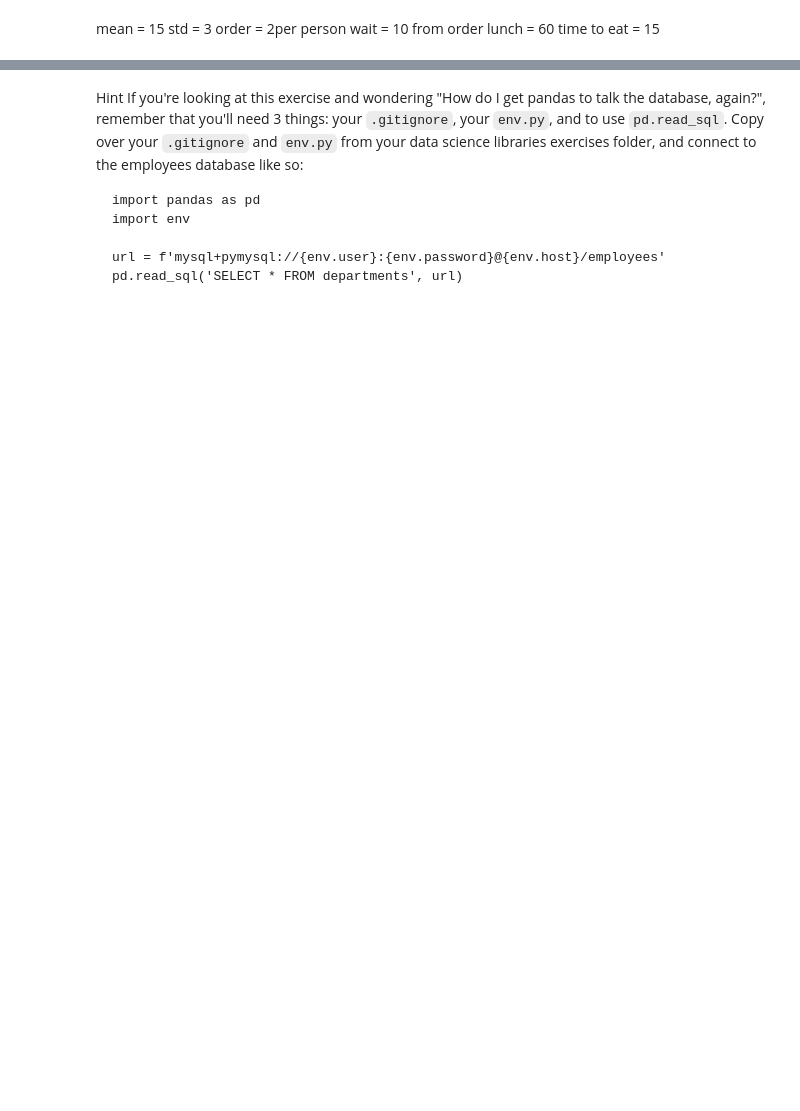
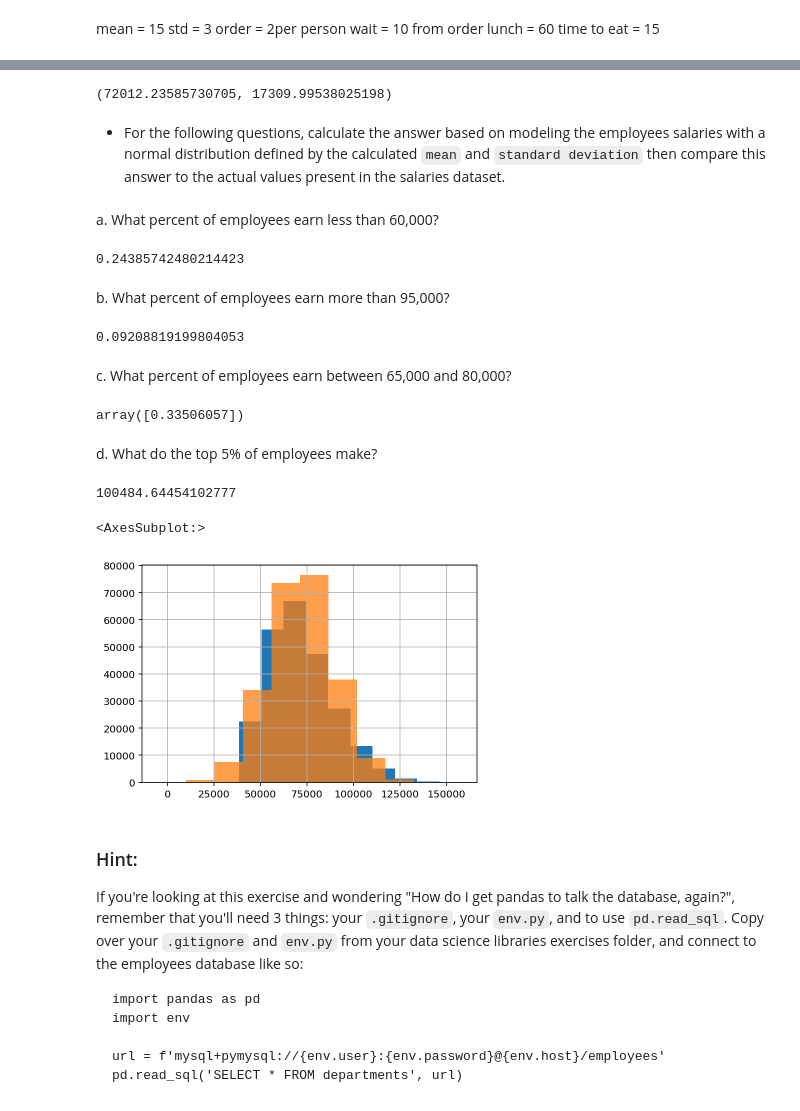
Before and after one commit to QMCBT-JustinEvans/statistics-exercises, a Jupyter notebook: probability_distributions.ipynb, the cells around one changed output, grey strips where cells are left out. Drawn from its saved outputs; the diff is of its cells as text; code cells hidden in the pictures; blank space fills up the shorter version.

````diff
--- a/probability_distributions.ipynb
+++ b/probability_distributions.ipynb
@@ -99,0 +196,5 @@ time to eat = 15
+# %%
+url = get_db_url('employees')
+query = "SELECT * FROM salaries WHERE salaries.to_date > NOW()"
+salaries_df = pd.read_sql(query, url)
+salaries_df.head()
@@ -100,5 +208,46 @@ time to eat = 15
+# %%
+# calculate mean and std
+mean = salaries_df.salary.mean()
+std = salaries_df.salary.std()
+(mean, std)
+# %% [output]
+(72012.23585730705, 17309.99538025198)
+# %% [markdown]
+* For the following questions, calculate the answer based on modeling the employees salaries with a normal distribution defined by the calculated ```mean``` and ```standard deviation``` then compare this answer to the actual values present in the salaries dataset.
+# %% [markdown]
+a. What percent of employees earn less than 60,000?
+# %%
+stats.norm(mean, std).cdf(60000)
+# %% [output]
+0.24385742480214423
+# %% [markdown]
+b. What percent of employees earn more than 95,000?
+# %%
+stats.norm(mean, std).sf(95000)
+# %% [output]
+0.09208819199804053
+# %% [markdown]
+c. What percent of employees earn between 65,000 and 80,000?
+# %%
+np.diff(stats.norm(mean, std).cdf([65000, 80000]))
+# %% [output]
+array([0.33506057])
+# %% [markdown]
+d. What do the top 5% of employees make?
+# %%
+stats.norm(mean, std).isf(0.05)
+# %% [output]
+100484.64454102777
+# %%
+salaries_df.salary.hist()
+pd.Series(stats.norm(mean, std).rvs(240124)).hist(alpha = 0.75)
+# %% [output]
+<AxesSubplot:>
+[figure, added]
 # %% [markdown]
-Hint If you're looking at this exercise and wondering "How do I get pandas to talk the database, again?", remember that you'll need 3 things: your ```.gitignore```, your ```env.py```, and to use ```pd.read_sql```. Copy over your ```.gitignore``` and ```env.py``` from your data science libraries exercises folder, and connect to the employees database like so:
+### Hint:
+
+If you're looking at this exercise and wondering "How do I get pandas to talk the database, again?", remember that you'll need 3 things: your ```.gitignore```, your ```env.py```, and to use ```pd.read_sql```. Copy over your ```.gitignore``` and ```env.py``` from your data science libraries exercises folder, and connect to the employees database like so:
 
 ```
 import pandas as pd
````
Also changed, not shown: parts of 40 cells of this notebook, 1 other file.
